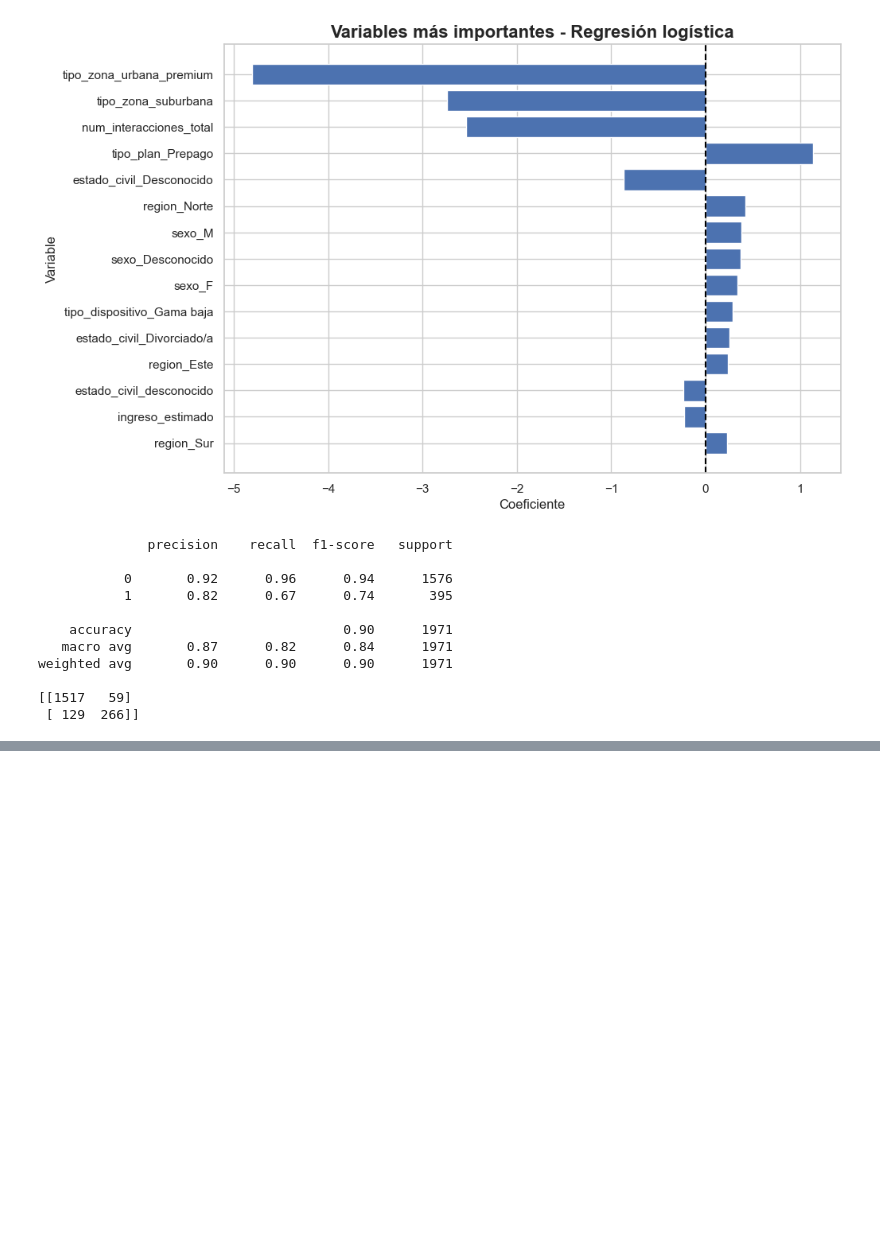
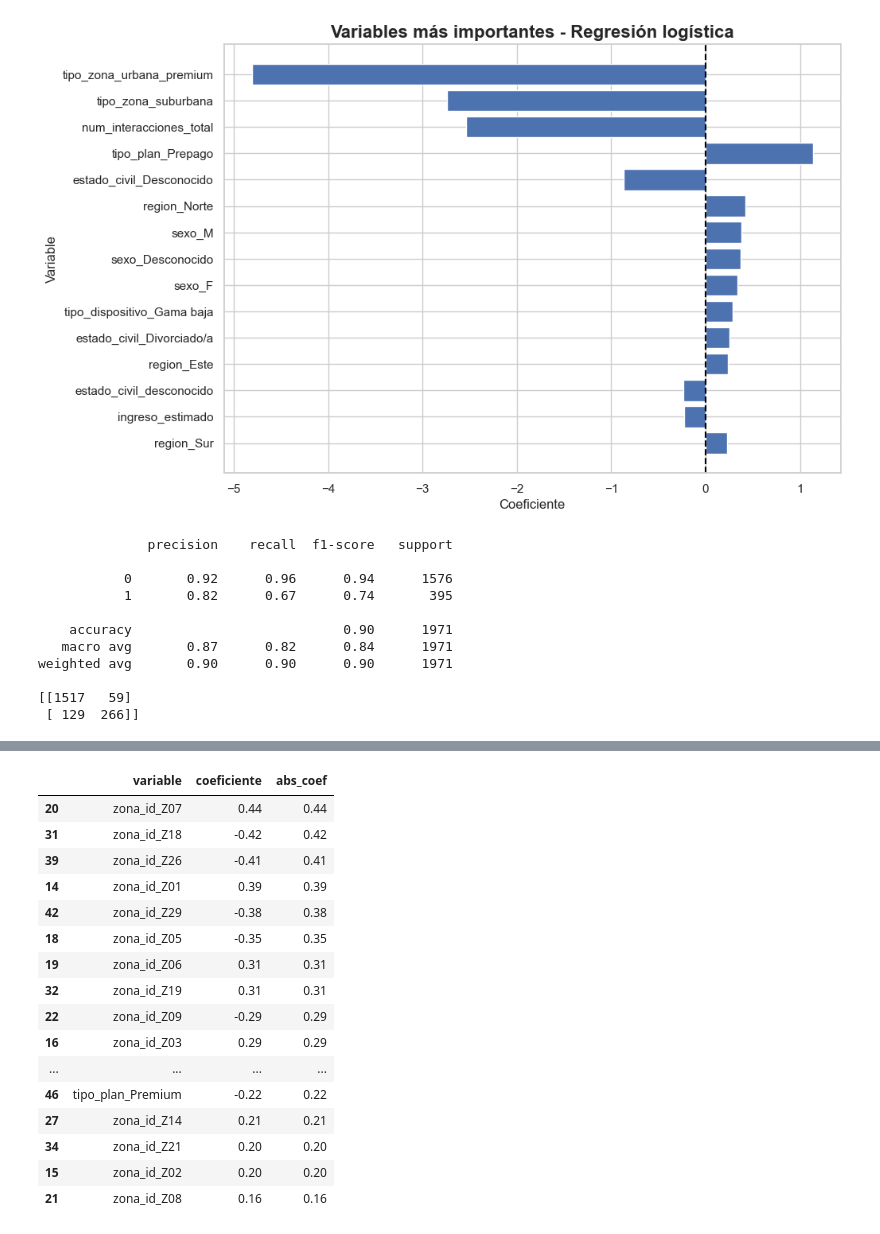
Before and after one commit to ancarmar03-create/UCV-Churn, a Jupyter notebook: notebooks/modelo1.ipynb, the cells around one changed output, grey strips where cells are left out. Cells and saved outputs as stored; diff of their text form; code cells hidden in the pictures; blank space fills up the shorter version.

```diff
--- a/notebooks/modelo1.ipynb
+++ b/notebooks/modelo1.ipynb
@@ -1145,0 +2162,61 @@ weighted avg       0.90      0.90      0.90      1971
+# %%
+# ==========================================================
+# NOMBRES DE VARIABLES
+# ==========================================================
+
+feature_names = (
+    num_cols
+    +
+    list(
+        pipeline.named_steps['preprocessing']
+        .named_transformers_['cat']
+        .get_feature_names_out(cat_cols)
+    )
+)
+
+# ==========================================================
+# COEFICIENTES
+# ==========================================================
+
+coeficientes = (
+    pipeline.named_steps['modelo']
+    .coef_[0]
+)
+
+importancia = pd.DataFrame({
+    'variable': feature_names,
+    'coeficiente': coeficientes
+})
+
+importancia['abs_coef'] = (
+    importancia['coeficiente']
+    .abs()
+)
+
+importancia = (
+    importancia
+    .sort_values(
+        'abs_coef',
+        ascending=False
+    )
+)
+
+importancia.head(20)
+# %% [output]
+|  | variable | coeficiente | abs_coef |
+| 20 | zona_id_Z07 | 0.44 | 0.44 |
+| 31 | zona_id_Z18 | -0.42 | 0.42 |
+| 39 | zona_id_Z26 | -0.41 | 0.41 |
+| 14 | zona_id_Z01 | 0.39 | 0.39 |
+| 42 | zona_id_Z29 | -0.38 | 0.38 |
+| 18 | zona_id_Z05 | -0.35 | 0.35 |
+| 19 | zona_id_Z06 | 0.31 | 0.31 |
+| 32 | zona_id_Z19 | 0.31 | 0.31 |
+| 22 | zona_id_Z09 | -0.29 | 0.29 |
+| 16 | zona_id_Z03 | 0.29 | 0.29 |
+| ... | ... | ... | ... |
+| 46 | tipo_plan_Premium | -0.22 | 0.22 |
+| 27 | zona_id_Z14 | 0.21 | 0.21 |
+| 34 | zona_id_Z21 | 0.20 | 0.20 |
+| 15 | zona_id_Z02 | 0.20 | 0.20 |
+| 21 | zona_id_Z08 | 0.16 | 0.16 |
```
Also changed, not shown: parts of 83 cells of this notebook.
